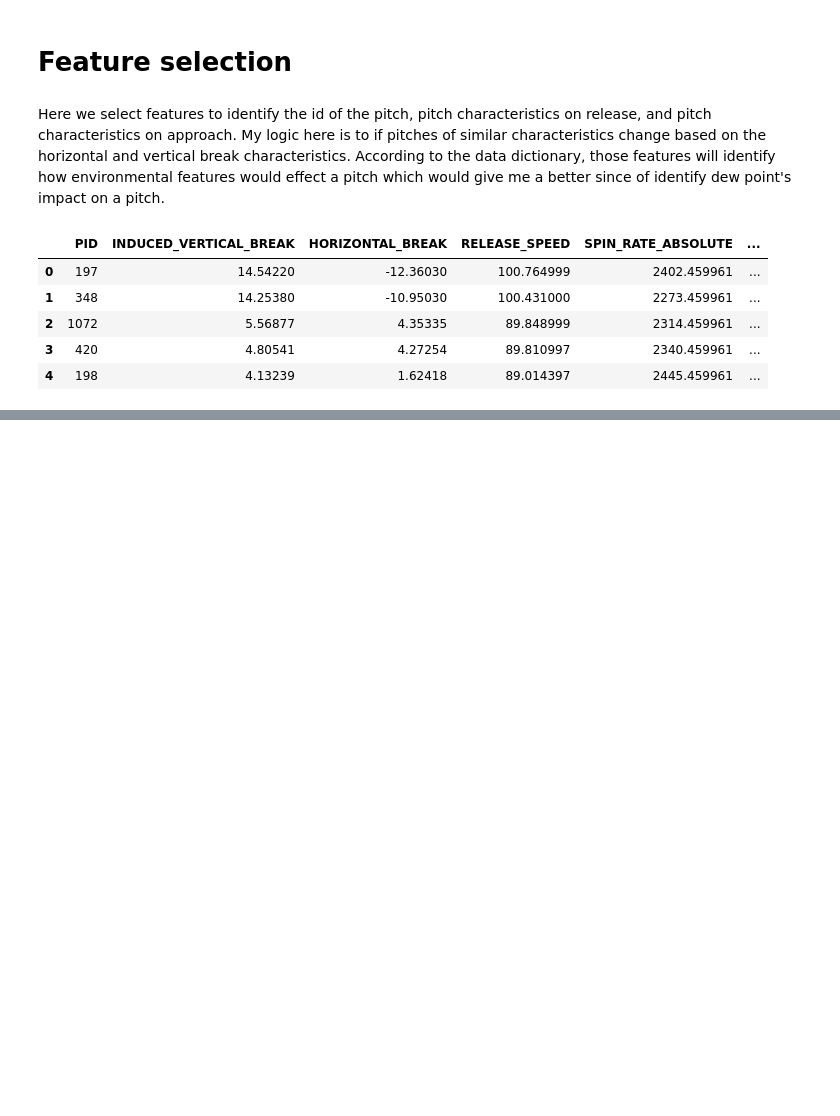
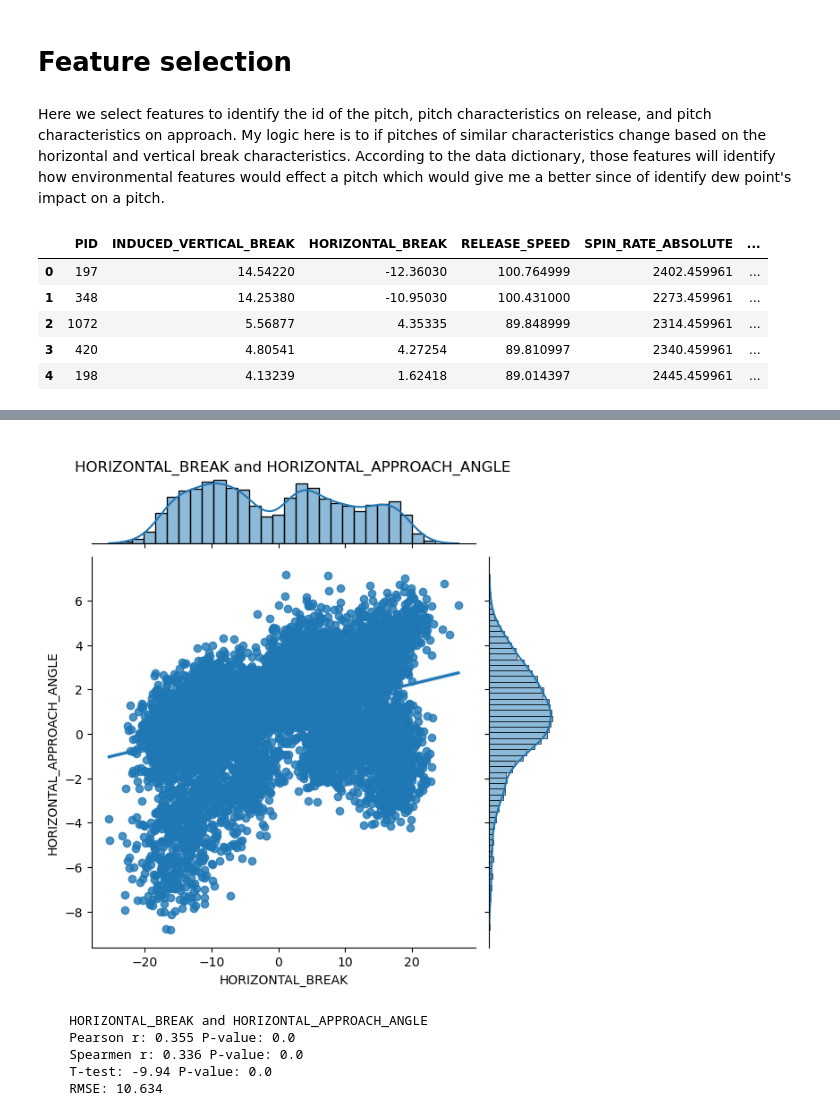
Before and after one commit to DerikVo/Dew-point-and-pitching, a Jupyter notebook: Code/01_EDA.ipynb, the cells around one changed output, grey strips where cells are left out. Saved outputs shown, nothing was run; the diff lists cells and outputs as text; code cells hidden in the pictures; blank space fills up the shorter version.

```diff
--- a/Code/01_EDA.ipynb
+++ b/Code/01_EDA.ipynb
@@ -323,0 +364,9 @@ model_df.head()
+# %%
+cor_plot('HORIZONTAL_BREAK', 'HORIZONTAL_APPROACH_ANGLE', model_df)
+# %% [output]
+[figure, added]
+    HORIZONTAL_BREAK and HORIZONTAL_APPROACH_ANGLE
+    Pearson r: 0.355 P-value: 0.0
+    Spearmen r: 0.336 P-value: 0.0
+    T-test: -9.94 P-value: 0.0
+    RMSE: 10.634
```
Also changed, not shown: parts of 5 cells of this notebook.
